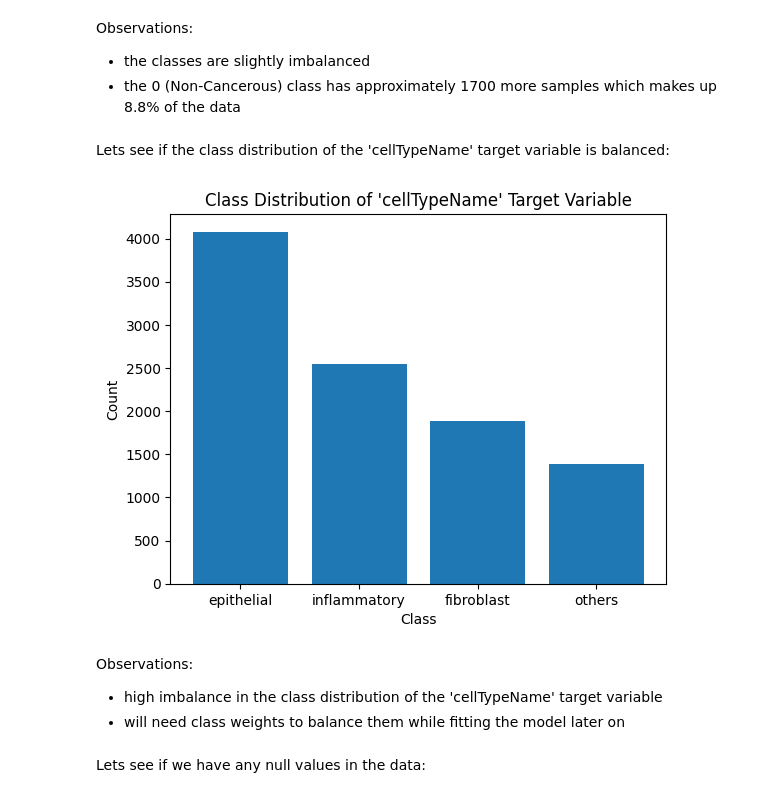
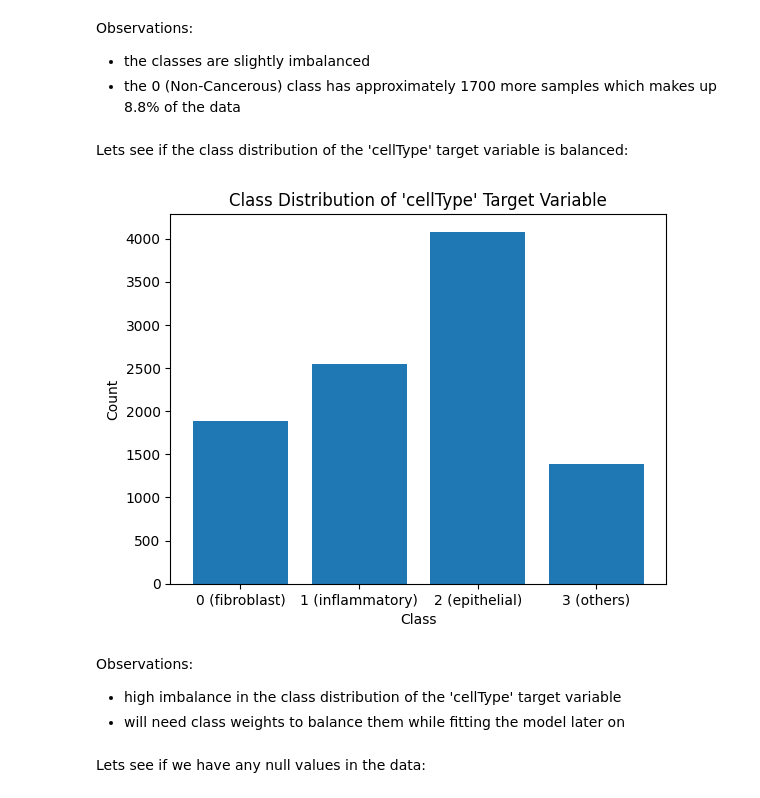
Before and after one commit to IbrahimAshhab/ML-A2-Colon-Cancer, a Jupyter notebook: s3953973_s4007880.ipynb, the cells around one changed output. Drawn from its saved outputs; the diff is of its cells as text; code cells hidden in the pictures.

```diff
--- a/s3953973_s4007880.ipynb
+++ b/s3953973_s4007880.ipynb
@@ -86,25 +95,27 @@ Observations:
 - the classes are slightly imbalanced
 - the 0 (Non-Cancerous) class has approximately 1700 more samples which makes up 8.8% of the data
 # %% [markdown]
-Lets see if the class distribution of the 'cellTypeName' target variable is balanced:
+Lets see if the class distribution of the 'cellType' target variable is balanced:
 # %%
-class_count = data['cellTypeName'].value_counts()
+# create the mapping from cellType to cellTypeName
+mapping = data[['cellType', 'cellTypeName']].drop_duplicates().sort_values('cellType')
+labels = [f"{row['cellType']} ({row['cellTypeName']})" for _, row in mapping.iterrows()]
 
-# get the number of rows in each class
-class_counts = [class_count[0], class_count[1], class_count[2], class_count[3]]
+# get counts for each cellType (ordered by cellType to match labels)
+class_counts = data['cellType'].value_counts().sort_index()
 
-# create bar plot
-plt.bar(class_count.index.tolist(), class_counts)
+# Create bar plot
+plt.bar(labels, class_counts)
 
 plt.xlabel('Class')
 plt.ylabel('Count')
-plt.title("Class Distribution of 'cellTypeName' Target Variable")
+plt.title("Class Distribution of 'cellType' Target Variable")
 plt.show()
 # %% [output]
-[figure, old version]
+[figure, new version]
 # %% [markdown]
 Observations:
-- high imbalance in the class distribution of the 'cellTypeName' target variable
+- high imbalance in the class distribution of the 'cellType' target variable
 - will need class weights to balance them while fitting the model later on
 # %% [markdown]
 Lets see if we have any null values in the data:
```
Also changed, not shown: parts of 60 cells of this notebook.
